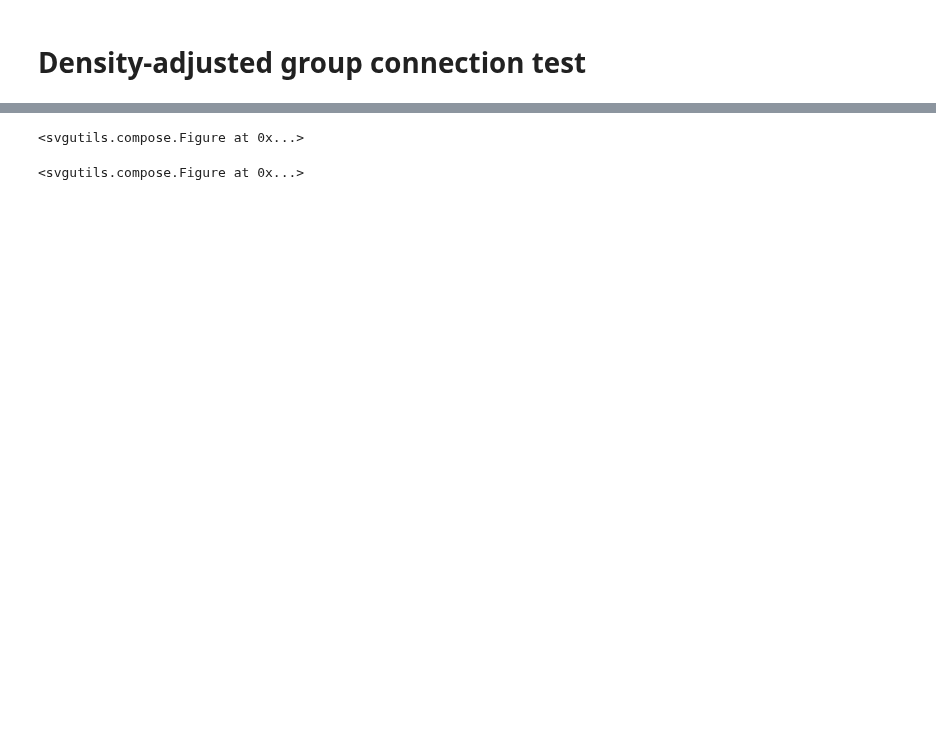
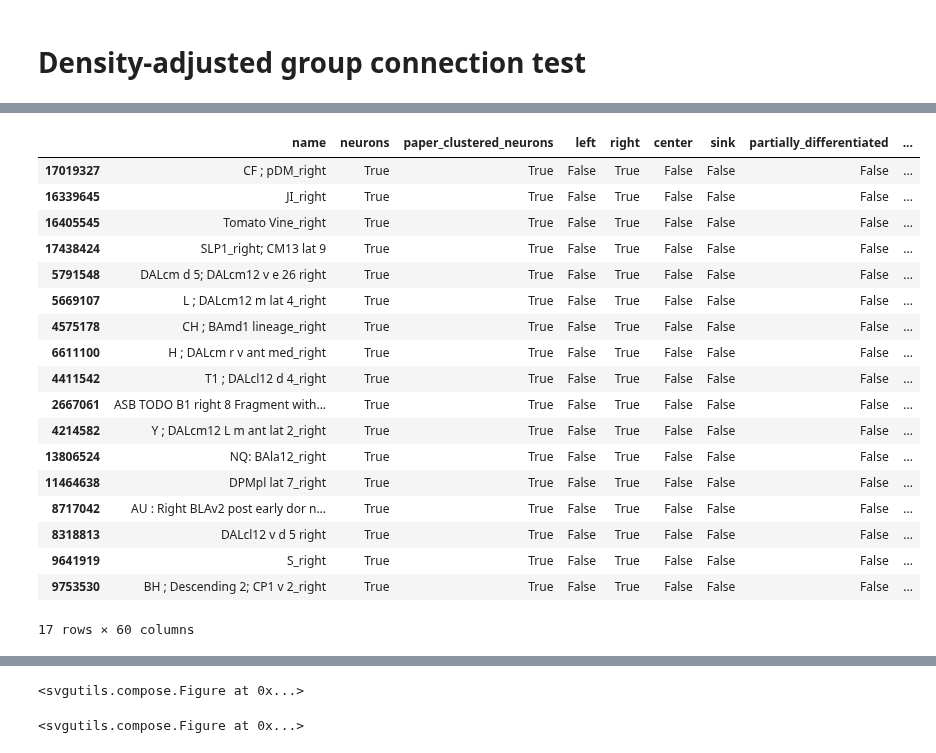
Before and after one commit to neurodata/bilateral-connectome, a Jupyter notebook: docs/adjusted_sbm_unmatched_test.ipynb, the cells around one changed output, grey strips where cells are left out. Drawn from its saved outputs; the diff is of its cells as text; code cells hidden in the pictures; blank space fills up the shorter version.

```diff
--- a/docs/adjusted_sbm_unmatched_test.ipynb
+++ b/docs/adjusted_sbm_unmatched_test.ipynb
@@ -252,0 +285,26 @@ print(f"{pvalue:.2g}")
+# %%
+right_has_kc = right_kc_cn_adj.sum(axis=0) > 0
+
+cn_right_nodes = right_nodes.query("simple_group == 'CNs'").copy()
+cn_right_nodes["has_kc"] = right_has_kc
+cn_right_nodes.query("has_kc")
+# %% [output]
+|  | name | neurons | paper_clustered_neurons | left | right | center | sink | partially_differentiated | ... |
+| 17019327 | CF ; pDM_right | True | True | False | True | False | False | False | ... |
+| 16339645 | JI_right | True | True | False | True | False | False | False | ... |
+| 16405545 | Tomato Vine_right | True | True | False | True | False | False | False | ... |
+| 17438424 | SLP1_right; CM13 lat 9 | True | True | False | True | False | False | False | ... |
+| 5791548 | DALcm d 5; DALcm12 v e 26 right | True | True | False | True | False | False | False | ... |
+| 5669107 | L ; DALcm12 m lat 4_right | True | True | False | True | False | False | False | ... |
+| 4575178 | CH ; BAmd1 lineage_right | True | True | False | True | False | False | False | ... |
+| 6611100 | H ; DALcm r v ant med_right | True | True | False | True | False | False | False | ... |
+| 4411542 | T1 ; DALcl12 d 4_right | True | True | False | True | False | False | False | ... |
+| 2667061 | ASB TODO B1 right 8 Fragment with... | True | True | False | True | False | False | False | ... |
+| 4214582 | Y ; DALcm12 L m ant lat 2_right | True | True | False | True | False | False | False | ... |
+| 13806524 | NQ: BAla12_right | True | True | False | True | False | False | False | ... |
+| 11464638 | DPMpl lat 7_right | True | True | False | True | False | False | False | ... |
+| 8717042 | AU : Right BLAv2 post early dor n... | True | True | False | True | False | False | False | ... |
+| 8318813 | DALcl12 v d 5 right | True | True | False | True | False | False | False | ... |
+| 9641919 | S_right | True | True | False | True | False | False | False | ... |
+| 9753530 | BH ; Descending 2; CP1 v 2_right | True | True | False | True | False | False | False | ... |
+17 rows × 60 columns
```
Also changed, not shown: parts of 9 cells of this notebook, 11 other files.
